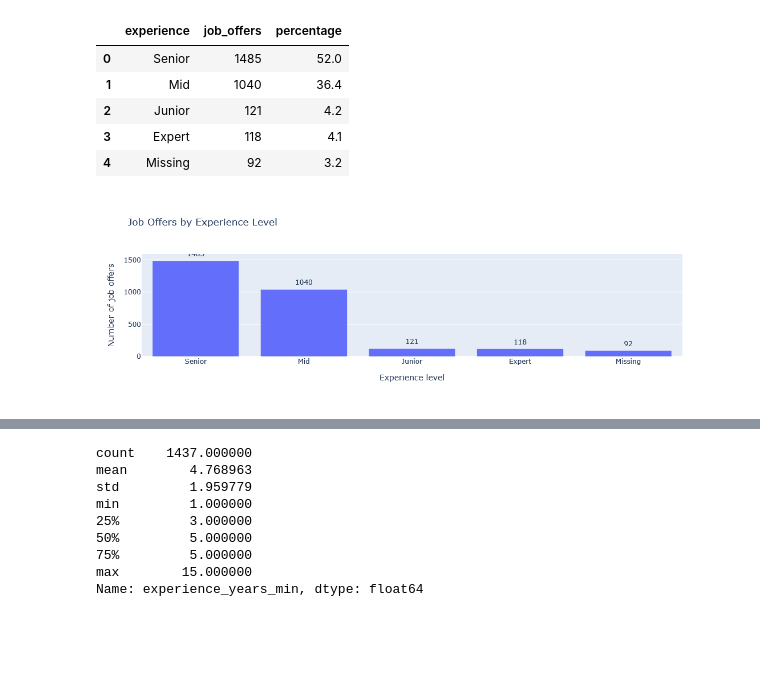
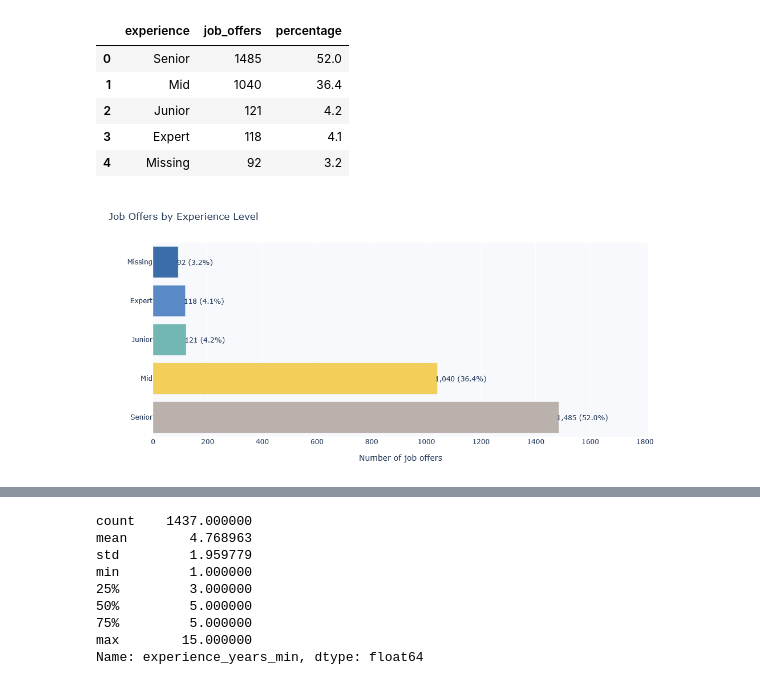
Before and after one commit to MateuszWojno/job_market_intelligence, a Jupyter notebook: notebooks/eda.ipynb, the cells around one changed output, grey strips where cells are left out. Drawn from its saved outputs; the diff is of its cells as text; code cells hidden in the pictures; blank space fills up the shorter version.

```diff
--- a/notebooks/eda.ipynb
+++ b/notebooks/eda.ipynb
@@ -161,39 +164,107 @@ experience_summary
 | 3 | Expert | 118 | 4.1 |
 | 4 | Missing | 92 | 3.2 |
 # %%
-import plotly.express as px
-
 experience_order = [
     "Senior",
     "Mid",
     "Junior",
     "Expert",
-    "Missing"
+    "Missing",
 ]
+
+experience_summary = (
+    df["experience"]
+    .fillna("Missing")
+    .value_counts()
+    .reindex(
+        experience_order,
+        fill_value=0,
+    )
+    .rename_axis("experience")
+    .reset_index(name="job_offers")
+)
+
+experience_summary["percentage"] = (
+    experience_summary["job_offers"]
+    / len(df)
+    * 100
+).round(1)
+
+experience_summary["label"] = (
+    experience_summary["job_offers"]
+    .map(lambda value: f"{value:,}")
+    + " ("
+    + experience_summary["percentage"].map(
+        lambda value: f"{value:.1f}%"
+    )
+    + ")"
+)
 
 fig = px.bar(
     experience_summary,
-    x="experience",
-    y="job_offers",
-    text="job_offers",
+    x="job_offers",
+    y="experience",
+    orientation="h",
+    text="label",
     category_orders={
-        "experience": experience_order
+        "experience": list(
+            reversed(experience_order)
+        )
     },
     title="Job Offers by Experience Level",
     labels={
+        "job_offers": "Number of job offers",
         "experience": "Experience level",
-        "job_offers": "Number of job offers"
-    }
+    },
+    color="experience",
+    color_discrete_sequence=[
+        "#3B6EA8",
+        "#5A8AC6",
+        "#72B7B2",
+        "#F2CF5B",
+        "#BAB0AC",
+    ],
 )
 
 fig.update_traces(
-    textposition="outside"
+    textposition="outside",
+    cliponaxis=False,
+    hovertemplate=(
+        "<b>%{y}</b><br>"
+        "Job offers: %{x:,}"
+        "<extra></extra>"
+    ),
 )
 
 fig.update_layout(
-    showlegend=False
+    width=1000,
+    height=480,
+    showlegend=False,
+    plot_bgcolor="#F7F9FC",
+    title=dict(
+        x=0.02,
+        xanchor="left",
+    ),
+    xaxis=dict(
+        title="Number of job offers",
+        range=[
+            0,
+            experience_summary["job_offers"].max() * 1.22,
+        ],
+        gridcolor="white",
+        zeroline=False,
+    ),
+    yaxis=dict(
+        title=None,
+    ),
+    margin=dict(
+        l=100,
+        r=140,
+        t=80,
+        b=60,
+    ),
 )
 
 fig.show()
 # %% [output]
-[figure, old version]
+[figure, new version]
```
Also changed, not shown: parts of 64 cells of this notebook.
